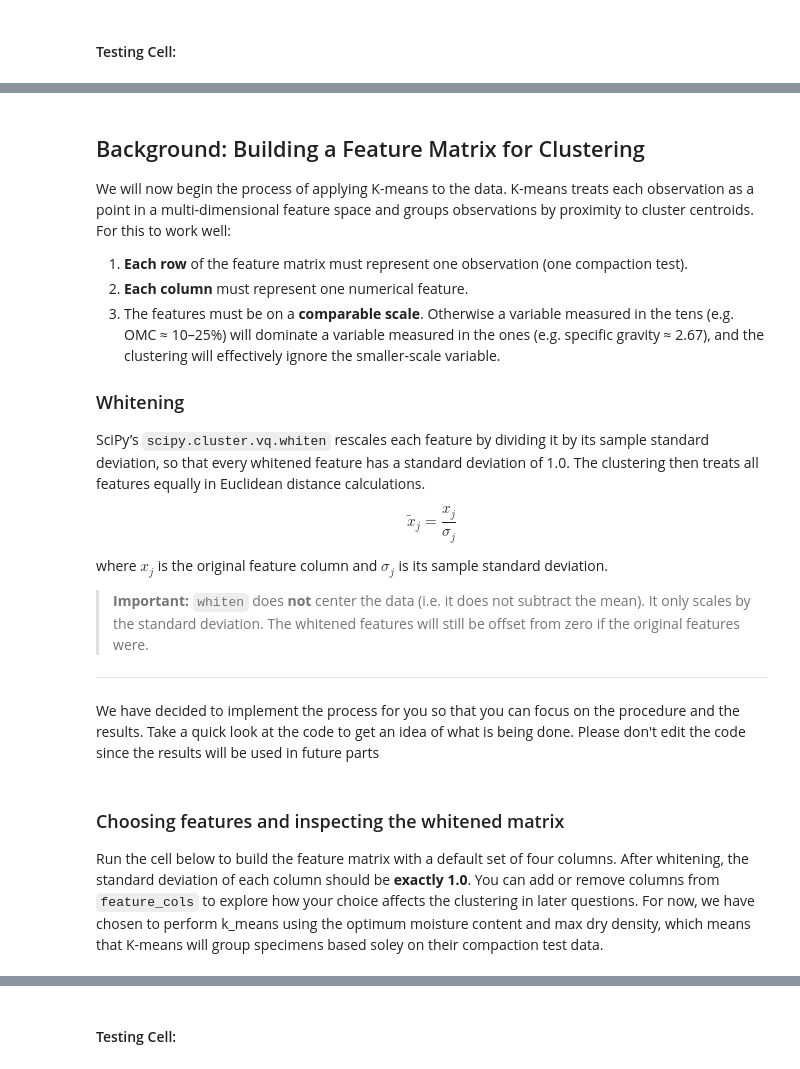
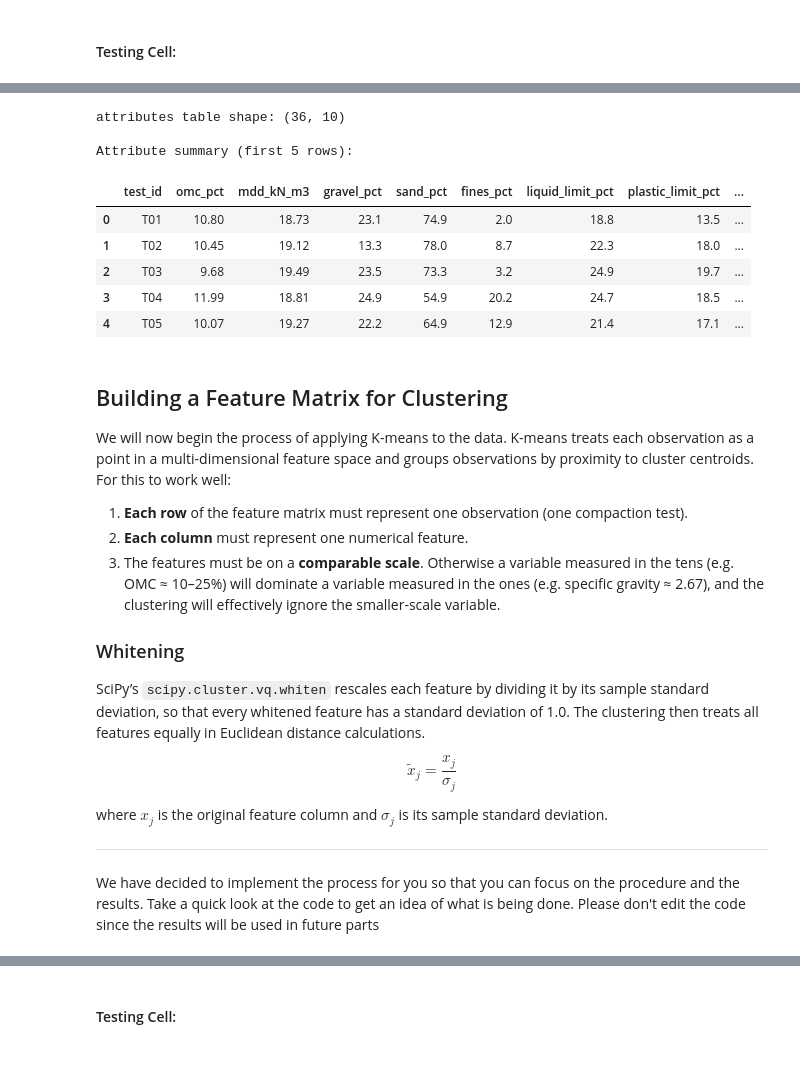
Before and after one commit to alexfrantzis77/gercode, a Jupyter notebook: geotech_kmeans_homework_package/dist/autograder/geotech_kmeans_homework.ipynb, the cells around one changed output, grey strips where cells are left out. Cells and saved outputs as stored; diff of their text form; code cells hidden in the pictures.

```diff
--- a/geotech_kmeans_homework_package/dist/autograder/geotech_kmeans_homework.ipynb
+++ b/geotech_kmeans_homework_package/dist/autograder/geotech_kmeans_homework.ipynb
@@ -280,5 +270,22 @@ grader.check("q2")
+# %%
+# Run this cell — do not modify this part
+attributes = pd.read_csv("resources/soil_compaction_features.csv")
+
+print("attributes table shape:", attributes.shape)
+print("\nAttribute summary (first 5 rows):")
+display(attributes.head())
+# %% [output]
+attributes table shape: (36, 10)
+
+Attribute summary (first 5 rows):
+|  | test_id | omc_pct | mdd_kN_m3 | gravel_pct | sand_pct | fines_pct | liquid_limit_pct | plastic_limit_pct | ... |
+| 0 | T01 | 10.80 | 18.73 | 23.1 | 74.9 | 2.0 | 18.8 | 13.5 | ... |
+| 1 | T02 | 10.45 | 19.12 | 13.3 | 78.0 | 8.7 | 22.3 | 18.0 | ... |
+| 2 | T03 | 9.68 | 19.49 | 23.5 | 73.3 | 3.2 | 24.9 | 19.7 | ... |
+| 3 | T04 | 11.99 | 18.81 | 24.9 | 54.9 | 20.2 | 24.7 | 18.5 | ... |
+| 4 | T05 | 10.07 | 19.27 | 22.2 | 64.9 | 12.9 | 21.4 | 17.1 | ... |
 # %% [markdown]
-## Background: Building a Feature Matrix for Clustering
+## Building a Feature Matrix for Clustering
 
 We will now begin the process of applying K-means to the data. K-means treats each observation as a point in a multi-dimensional feature space and groups observations by proximity to cluster centroids. For this to work well:
 
@@ -294,7 +301,6 @@ $$\tilde{x}_j = \frac{x_j}{\sigma_j}$$
 
 where $x_j$ is the original feature column and $\sigma_j$ is its sample standard deviation.
 
-> **Important:** `whiten` does **not** center the data (i.e. it does not subtract the mean). It only scales by the standard deviation. The whitened features will still be offset from zero if the original features were.
 ---
 We have decided to implement the process for you so that you can focus on the procedure and the results. Take a quick look at the code to get an idea of what is being done. Please don't edit the code since the results will be used in future parts
 # %%
@@ -312,7 +318,3 @@ def buildFeatureMatrix(features_table, feature_cols):
     features_numpy   = df.to_numpy()
     features_whitened = whiten(features_numpy)
     return features_numpy, features_whitened
-# %% [markdown]
-### Choosing features and inspecting the whitened matrix
-
-Run the cell below to build the feature matrix with a default set of four columns. After whitening, the standard deviation of each column should be **exactly 1.0**. You can add or remove columns from `feature_cols` to explore how your choice affects the clustering in later questions. For now, we have chosen to perform k_means using the optimum moisture content and max dry density, which means that K-means will group specimens based soley on their compaction test data.
```
Also changed, not shown: parts of 50 cells of this notebook, 4 other files.
